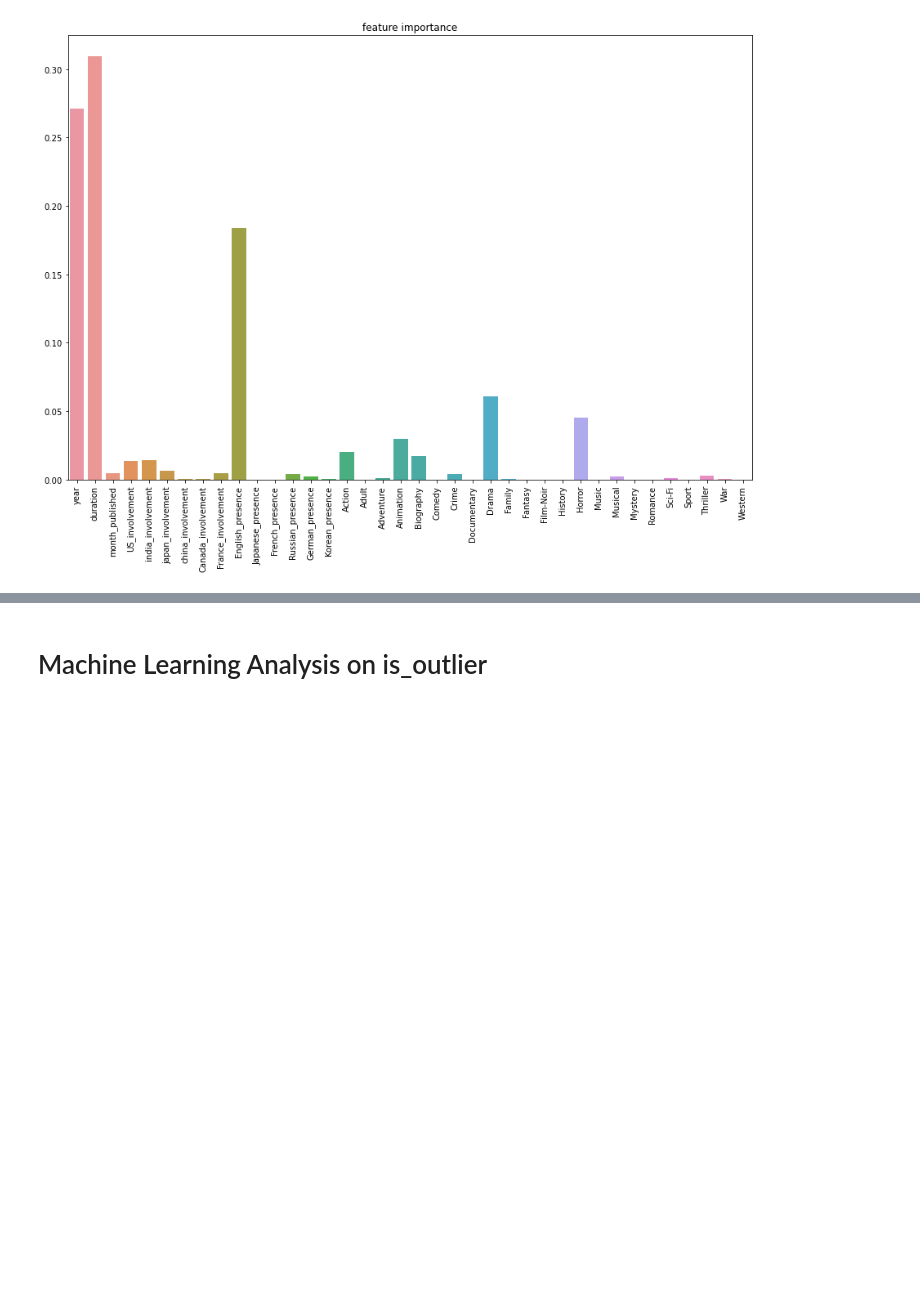
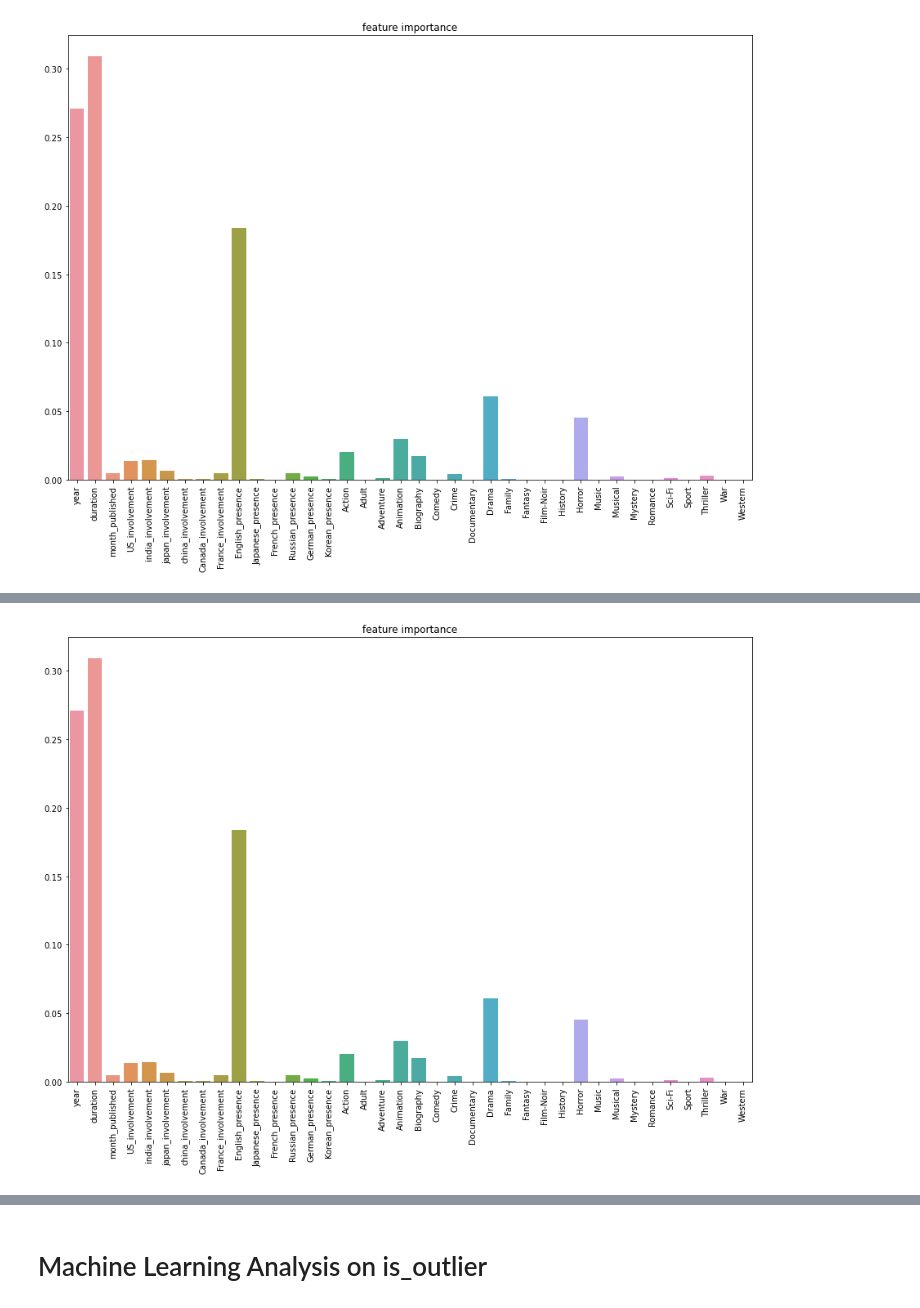
Before and after one commit to gspahlin/Movie_metric_predictor, a Jupyter notebook: Movie_predictor_ML_1.ipynb, the cells around one changed output, grey strips where cells are left out. Saved outputs shown, nothing was run; the diff lists cells and outputs as text; code cells hidden in the pictures; blank space fills up the shorter version.

```diff
--- a/Movie_predictor_ML_1.ipynb
+++ b/Movie_predictor_ML_1.ipynb
@@ -281,0 +417,20 @@ plt.show()
+# %%
+#plot feature importance
+
+i_list_4 = list(sixteen_for.feature_importances_)
+
+i_dict4 = {}
+
+for i in range(38):
+    i_dict4.update({features[i] : i_list_2[i]})
+
+i4_df = pd.DataFrame(i_dict4, index = [0])
+
+plt.figure(figsize = (15, 10))
+plt.title('feature importance')
+sn.barplot( data = i4_df)
+plt.xticks(rotation = 90)
+
+plt.show()
+# %% [output]
+[figure, added]
```
Also changed, not shown: parts of 21 cells of this notebook.
